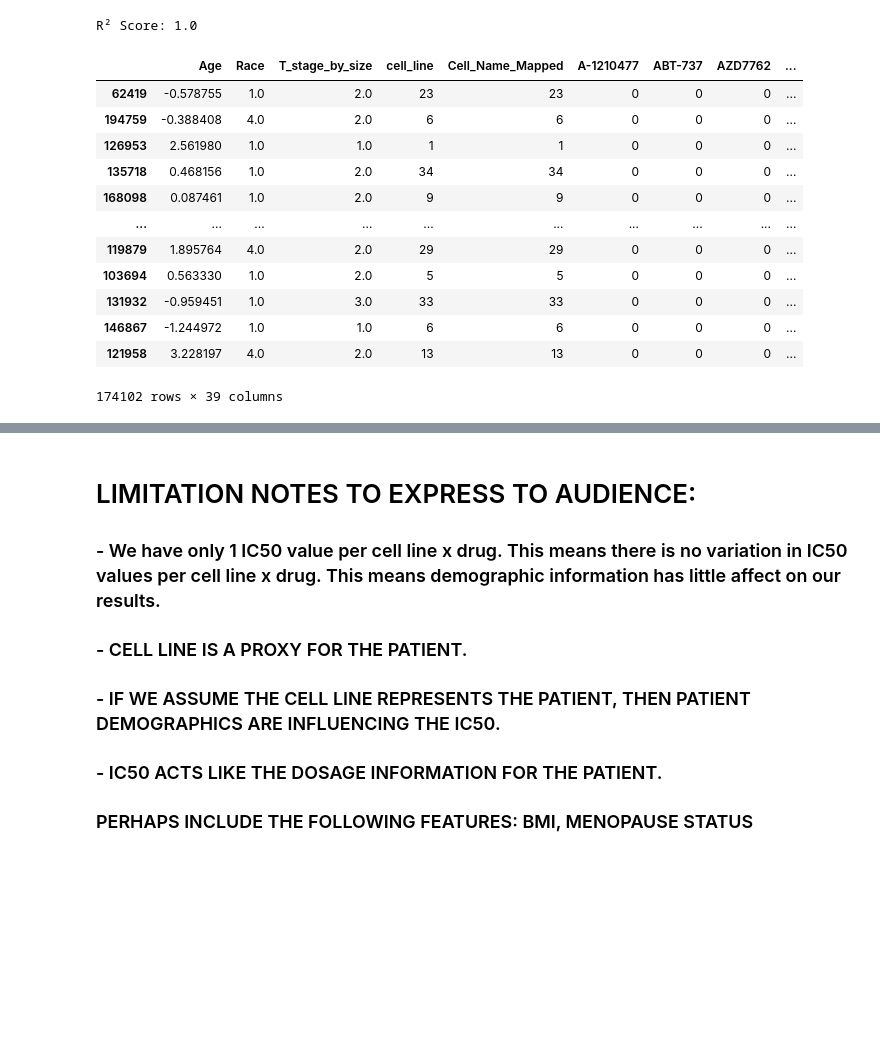
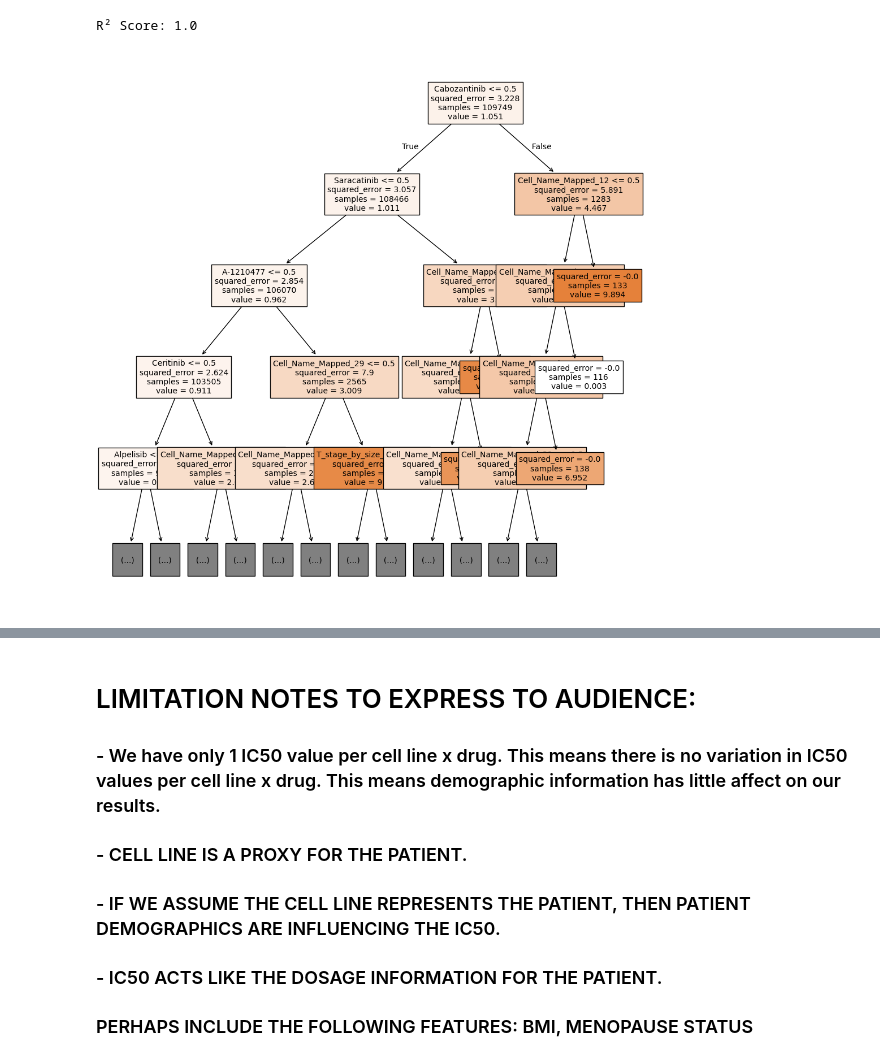
Before and after one commit to Sammccarthypotter/Data_277_-Cancer, a Jupyter notebook: Best_chemical_dosage_per_patient.ipynb, the cells around one changed output, grey strips where cells are left out. Saved outputs shown, nothing was run; the diff lists cells and outputs as text; code cells hidden in the pictures; blank space fills up the shorter version.

```diff
--- a/Best_chemical_dosage_per_patient.ipynb
+++ b/Best_chemical_dosage_per_patient.ipynb
@@ -435,25 +387,27 @@ r2 = r2_score(y_test, y_pred)
 print(f'R² Score: {r2}')
 # %% [output]
 R² Score: 1.0
+# %%
+import matplotlib.pyplot as plt
+from sklearn import tree
+
+plt.figure(figsize=(10, 10))
+tree.plot_tree(
+    model.estimators_[0],
+    filled=True,
+    feature_names=X.columns,
+    max_depth=4,
+    fontsize = 10
+)
+plt.tight_layout()
+plt.show()
+# %% [output]
+[figure, added]
 # %%
 # Get the feature importances from the trained model
 importances = model.feature_importances_
 # %%
-X_train
+X_train.to_csv("X_train.csv")
-# %% [output]
-|  | Age | Race | T_stage_by_size | cell_line | Cell_Name_Mapped | A-1210477 | ABT-737 | AZD7762 | ... |
-| 62419 | -0.578755 | 1.0 | 2.0 | 23 | 23 | 0 | 0 | 0 | ... |
-| 194759 | -0.388408 | 4.0 | 2.0 | 6 | 6 | 0 | 0 | 0 | ... |
-| 126953 | 2.561980 | 1.0 | 1.0 | 1 | 1 | 0 | 0 | 0 | ... |
-| 135718 | 0.468156 | 1.0 | 2.0 | 34 | 34 | 0 | 0 | 0 | ... |
-| 168098 | 0.087461 | 1.0 | 2.0 | 9 | 9 | 0 | 0 | 0 | ... |
-| ... | ... | ... | ... | ... | ... | ... | ... | ... | ... |
-| 119879 | 1.895764 | 4.0 | 2.0 | 29 | 29 | 0 | 0 | 0 | ... |
-| 103694 | 0.563330 | 1.0 | 2.0 | 5 | 5 | 0 | 0 | 0 | ... |
-| 131932 | -0.959451 | 1.0 | 3.0 | 33 | 33 | 0 | 0 | 0 | ... |
-| 146867 | -1.244972 | 1.0 | 1.0 | 6 | 6 | 0 | 0 | 0 | ... |
-| 121958 | 3.228197 | 4.0 | 2.0 | 13 | 13 | 0 | 0 | 0 | ... |
-174102 rows × 39 columns
 # %%
 # Create a DataFrame for easier visualization
 features = X[1:45].columns  # Column names from the features
```
Also changed, not shown: parts of 26 cells of this notebook.
